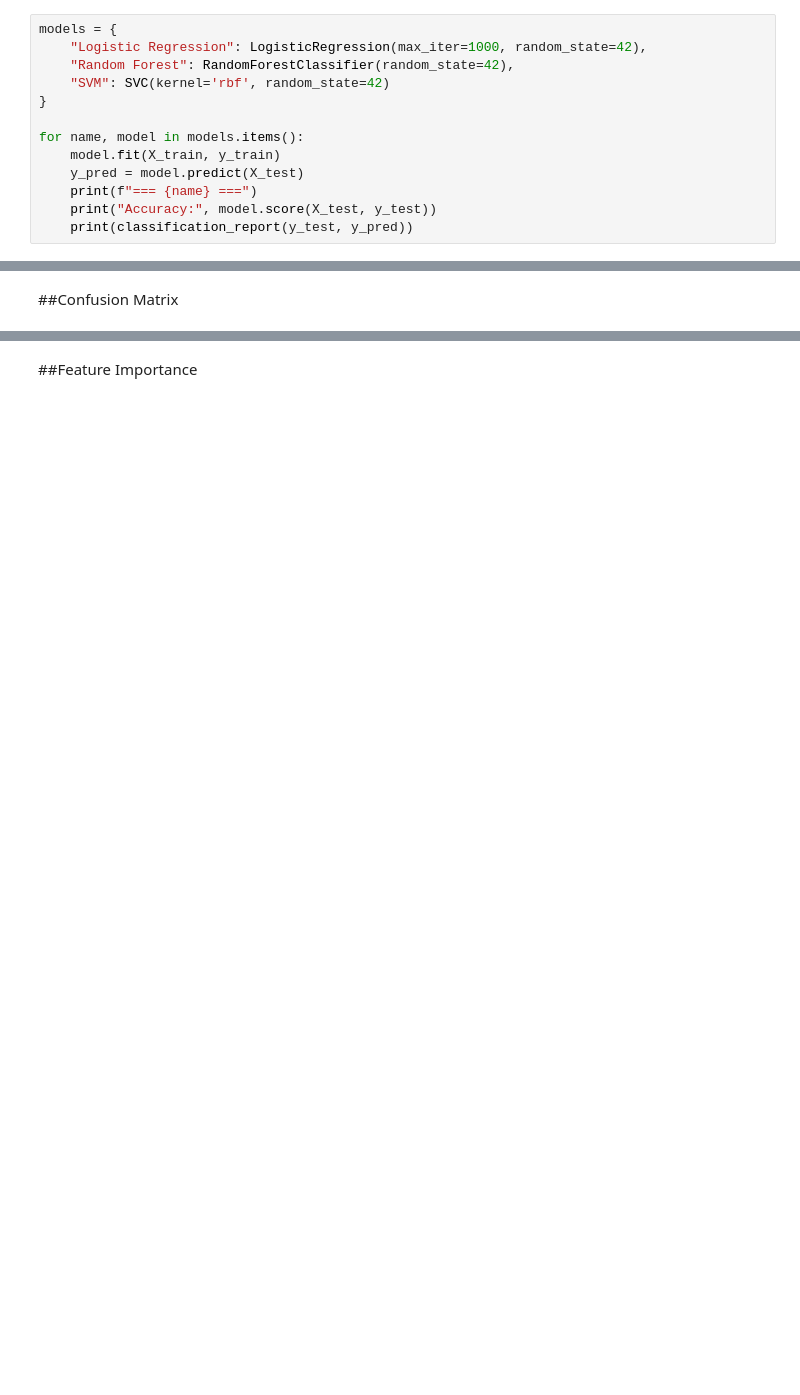
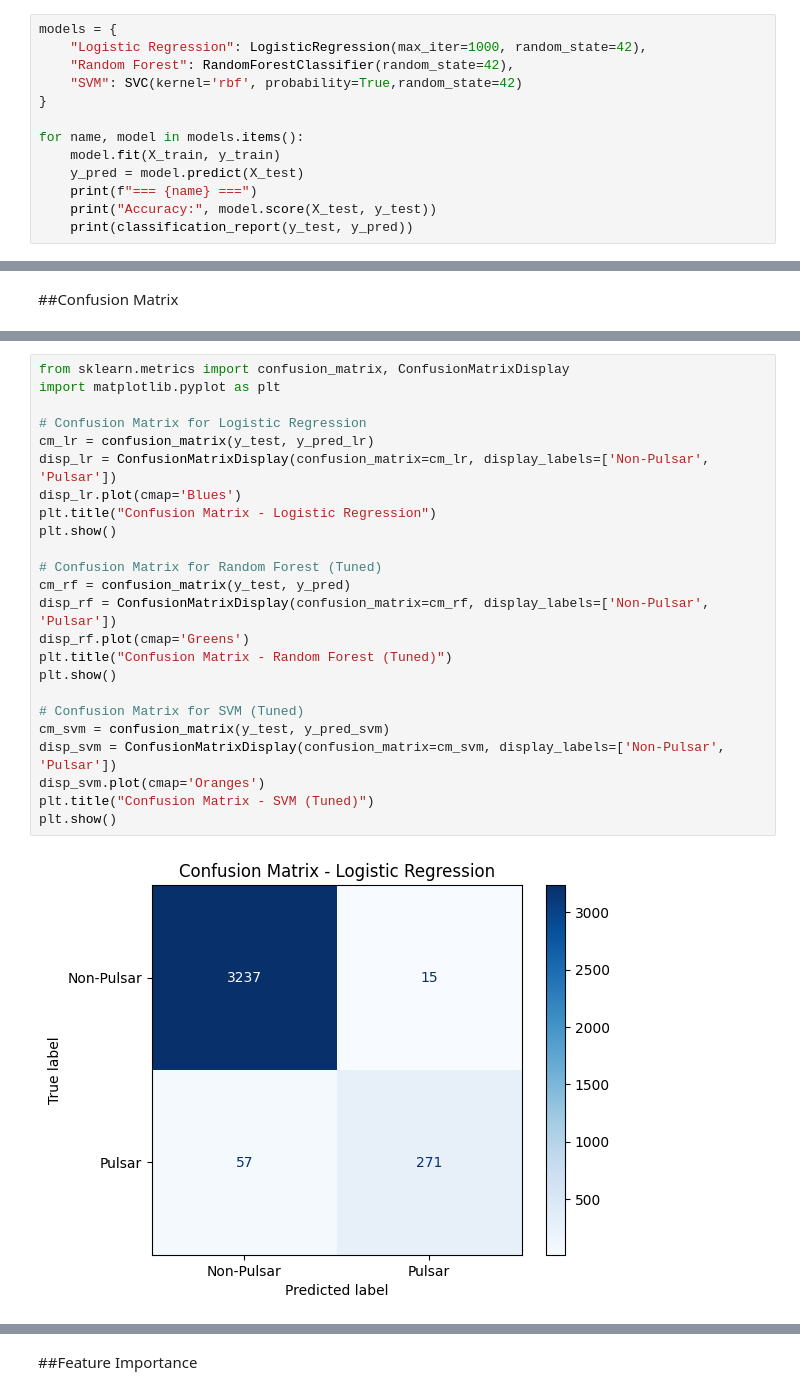
Before and after one commit to Rachana-A05/pulsar-detection, a Jupyter notebook: Pulsar_AM223_AM218.ipynb, the cells around one changed output, grey strips where cells are left out. Saved outputs shown, nothing was run; the diff lists cells and outputs as text; blank space fills up the shorter version.

Commit message:
Initial commit - Pulsar ML Classification Project

```diff
--- a/Pulsar_AM223_AM218.ipynb
+++ b/Pulsar_AM223_AM218.ipynb
@@ -78,7 +78,7 @@ X_train, X_test, y_train, y_test = train_test_split(
 models = {
     "Logistic Regression": LogisticRegression(max_iter=1000, random_state=42),
     "Random Forest": RandomForestClassifier(random_state=42),
-    "SVM": SVC(kernel='rbf', random_state=42)
+    "SVM": SVC(kernel='rbf', probability=True,random_state=42)
 }
 
 for name, model in models.items():
@@ -156,0 +251,26 @@ plt.show()
+# %%
+from sklearn.metrics import confusion_matrix, ConfusionMatrixDisplay
+import matplotlib.pyplot as plt
+
+# Confusion Matrix for Logistic Regression
+cm_lr = confusion_matrix(y_test, y_pred_lr)
+disp_lr = ConfusionMatrixDisplay(confusion_matrix=cm_lr, display_labels=['Non-Pulsar', 'Pulsar'])
+disp_lr.plot(cmap='Blues')
+plt.title("Confusion Matrix - Logistic Regression")
+plt.show()
+
+# Confusion Matrix for Random Forest (Tuned)
+cm_rf = confusion_matrix(y_test, y_pred)
+disp_rf = ConfusionMatrixDisplay(confusion_matrix=cm_rf, display_labels=['Non-Pulsar', 'Pulsar'])
+disp_rf.plot(cmap='Greens')
+plt.title("Confusion Matrix - Random Forest (Tuned)")
+plt.show()
+
+# Confusion Matrix for SVM (Tuned)
+cm_svm = confusion_matrix(y_test, y_pred_svm)
+disp_svm = ConfusionMatrixDisplay(confusion_matrix=cm_svm, display_labels=['Non-Pulsar', 'Pulsar'])
+disp_svm.plot(cmap='Oranges')
+plt.title("Confusion Matrix - SVM (Tuned)")
+plt.show()
+# %% [output]
+[figure, added]
```
Also changed, not shown: parts of 19 cells of this notebook, 1 other file.
